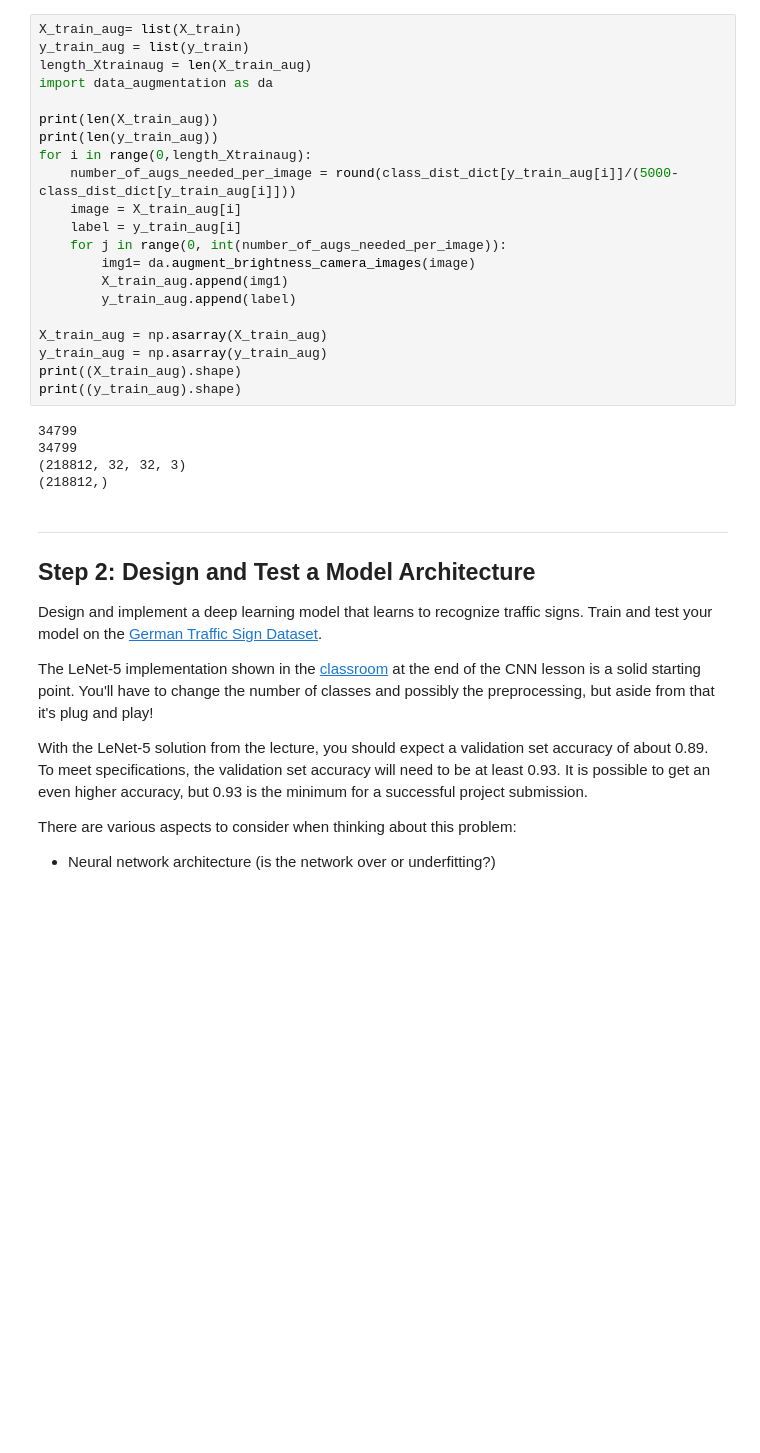
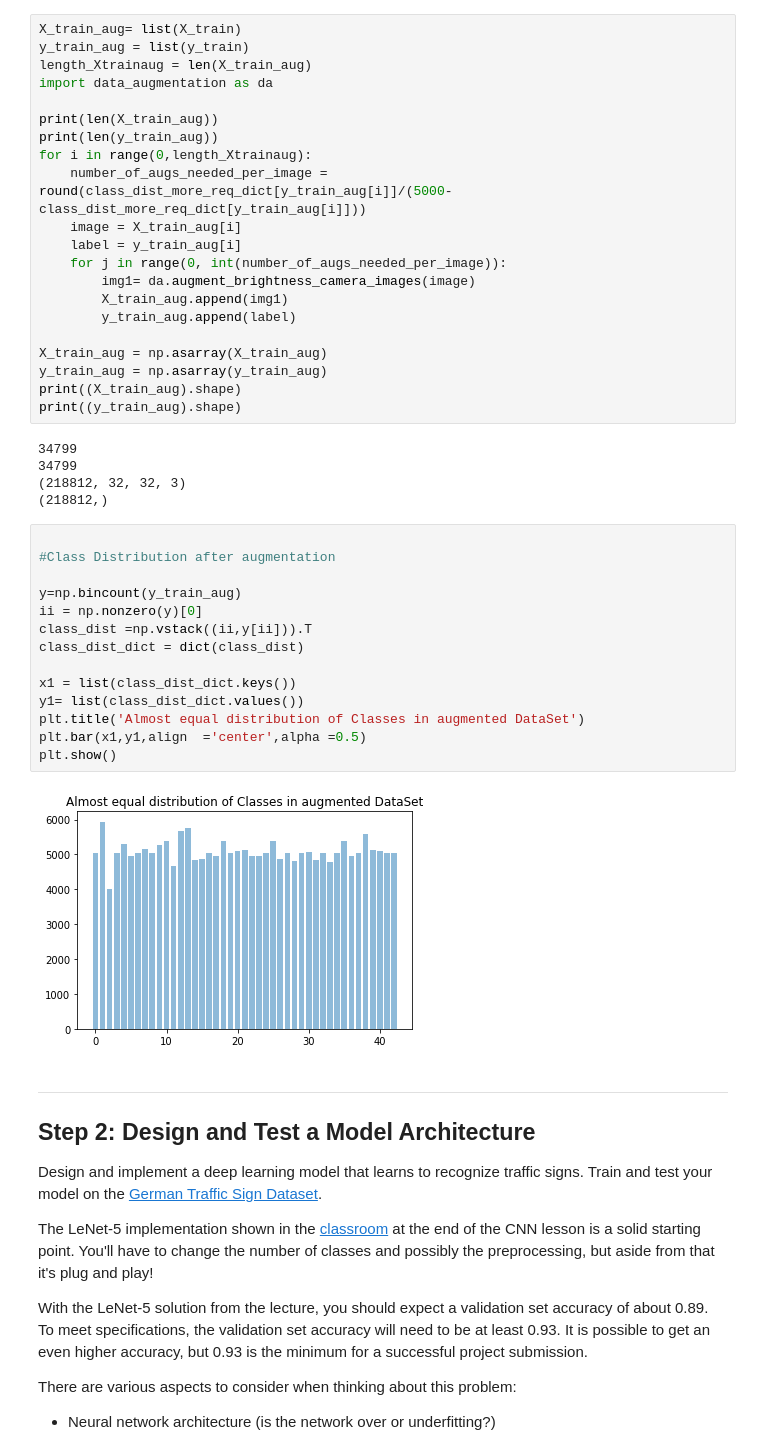
Before and after one commit to diamondspark/Traffic-Sign-Classifier, a Jupyter notebook: Traffic_Sign_Classifier.ipynb, the cells around one changed output. Saved outputs shown, nothing was run; the diff lists cells and outputs as text; blank space fills up the shorter version.

```diff
--- a/Traffic_Sign_Classifier.ipynb
+++ b/Traffic_Sign_Classifier.ipynb
@@ -120,7 +145,7 @@ import data_augmentation as da
 print(len(X_train_aug))
 print(len(y_train_aug))
 for i in range(0,length_Xtrainaug):
-    number_of_augs_needed_per_image = round(class_dist_dict[y_train_aug[i]]/(5000-class_dist_dict[y_train_aug[i]]))
+    number_of_augs_needed_per_image = round(class_dist_more_req_dict[y_train_aug[i]]/(5000-class_dist_more_req_dict[y_train_aug[i]]))
     image = X_train_aug[i]
     label = y_train_aug[i]
     for j in range(0, int(number_of_augs_needed_per_image)):
@@ -137,6 +162,22 @@ print((y_train_aug).shape)
 34799
 (218812, 32, 32, 3)
 (218812,)
+# %%
+
+#Class Distribution after augmentation
+
+y=np.bincount(y_train_aug)
+ii = np.nonzero(y)[0]
+class_dist =np.vstack((ii,y[ii])).T
+class_dist_dict = dict(class_dist)
+
+x1 = list(class_dist_dict.keys())
+y1= list(class_dist_dict.values())
+plt.title('Almost equal distribution of Classes in augmented DataSet')
+plt.bar(x1,y1,align  ='center',alpha =0.5)
+plt.show()
+# %% [output]
+[figure, added]
 # %% [markdown]
 ----
 
```
Also changed, not shown: parts of 21 cells of this notebook.
